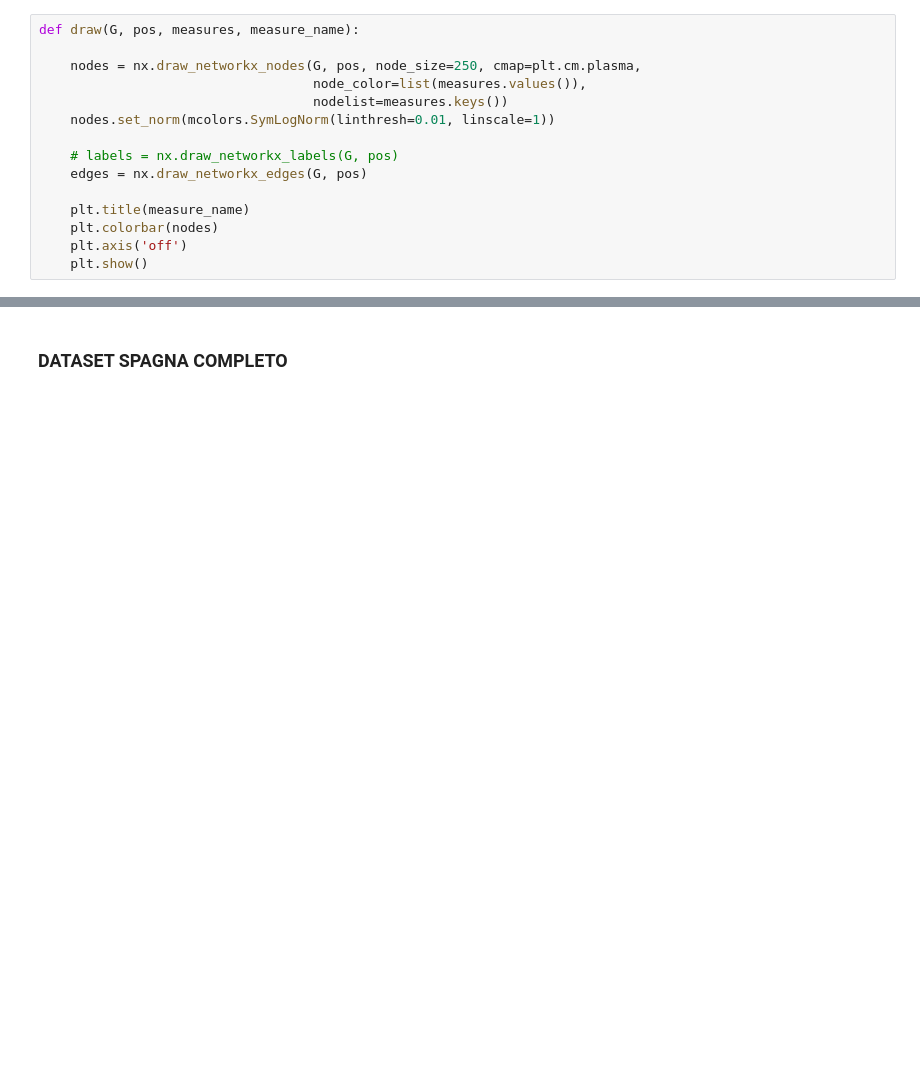
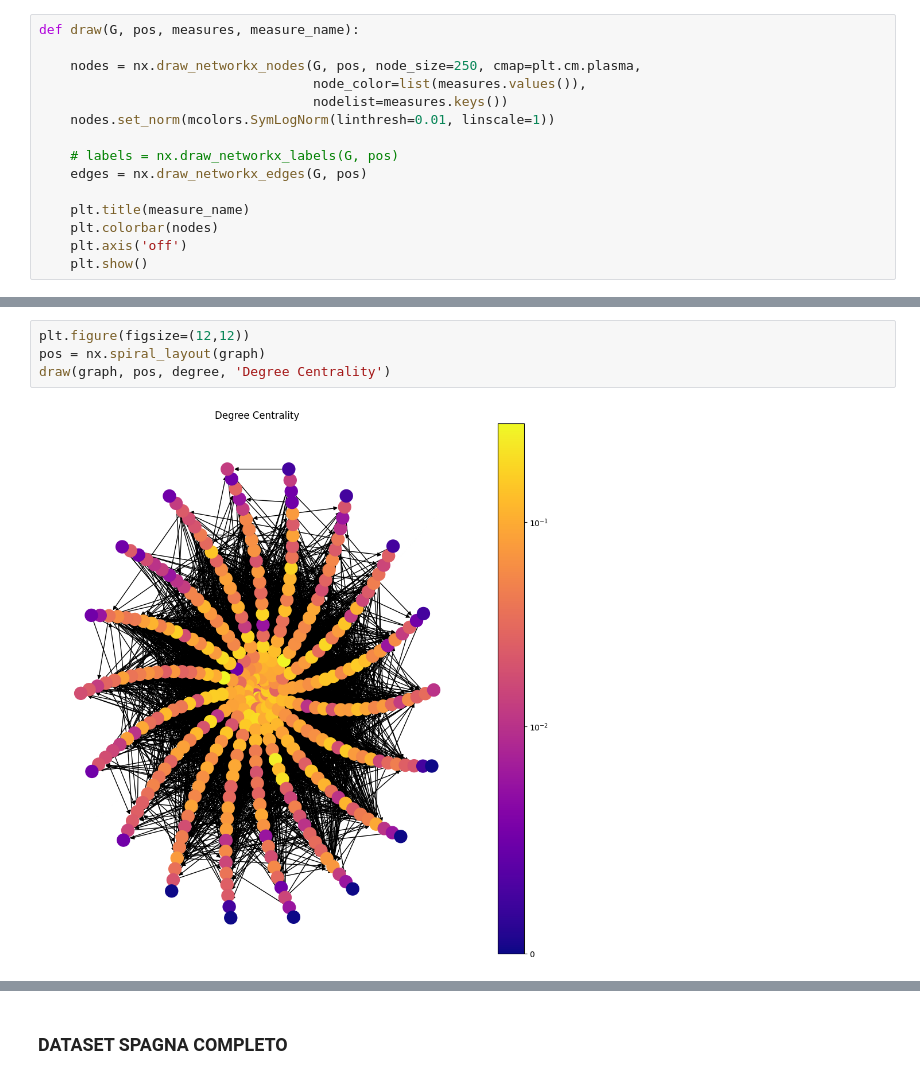
Before and after one commit to MatteoFerretti98/Project_NetworkX_Twitch, a Jupyter notebook: analisi_ES.ipynb, the cells around one changed output, grey strips where cells are left out. Saved outputs shown, nothing was run; the diff lists cells and outputs as text; blank space fills up the shorter version.

```diff
--- a/analisi_ES.ipynb
+++ b/analisi_ES.ipynb
@@ -97,0 +98,6 @@ nx.draw_networkx_labels(graph, pos, labels)
+# %%
+plt.figure(figsize=(12,12))
+pos = nx.spiral_layout(graph)
+draw(graph, pos, degree, 'Degree Centrality')
+# %% [output]
+[figure, added]
```
Also changed, not shown: parts of 9 cells of this notebook.
